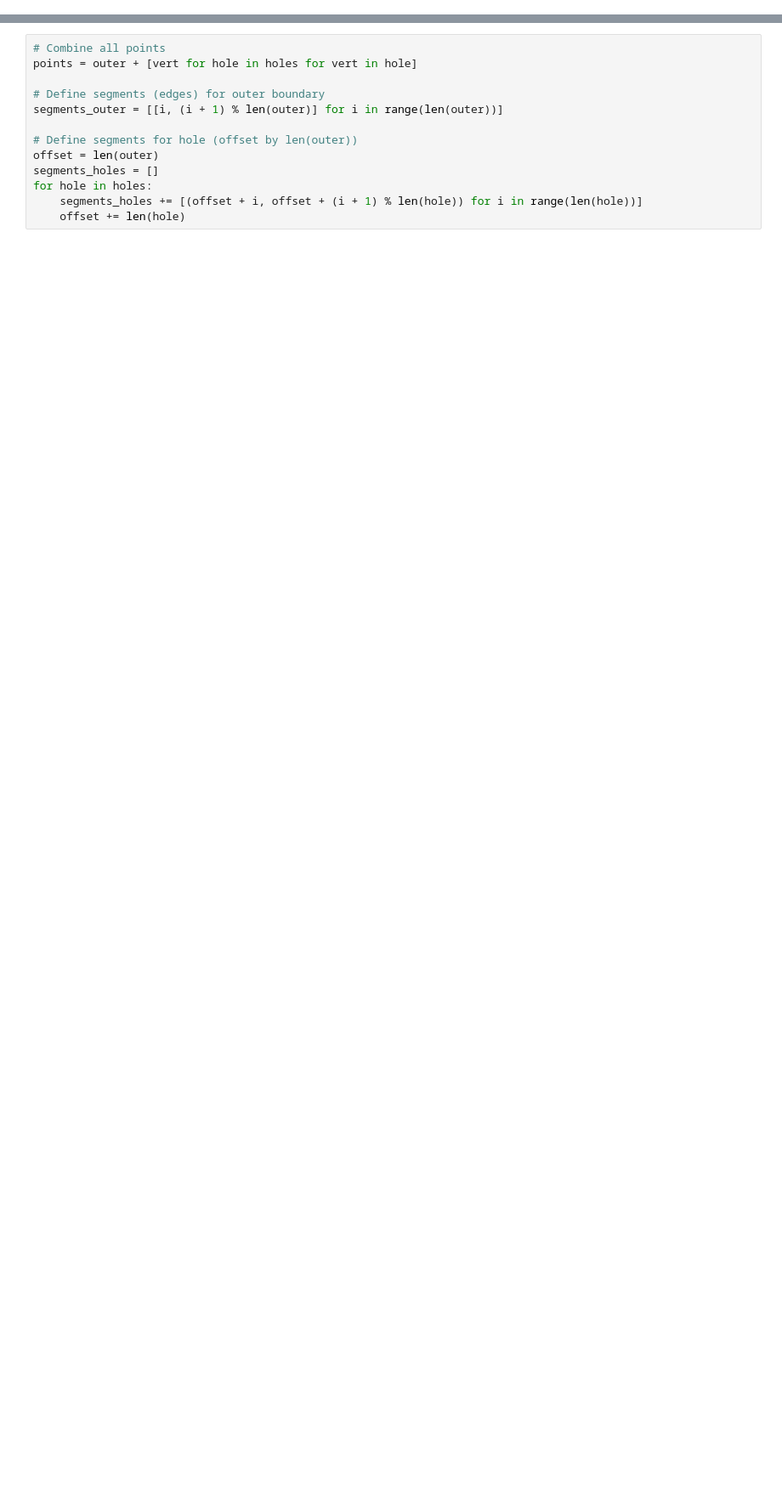
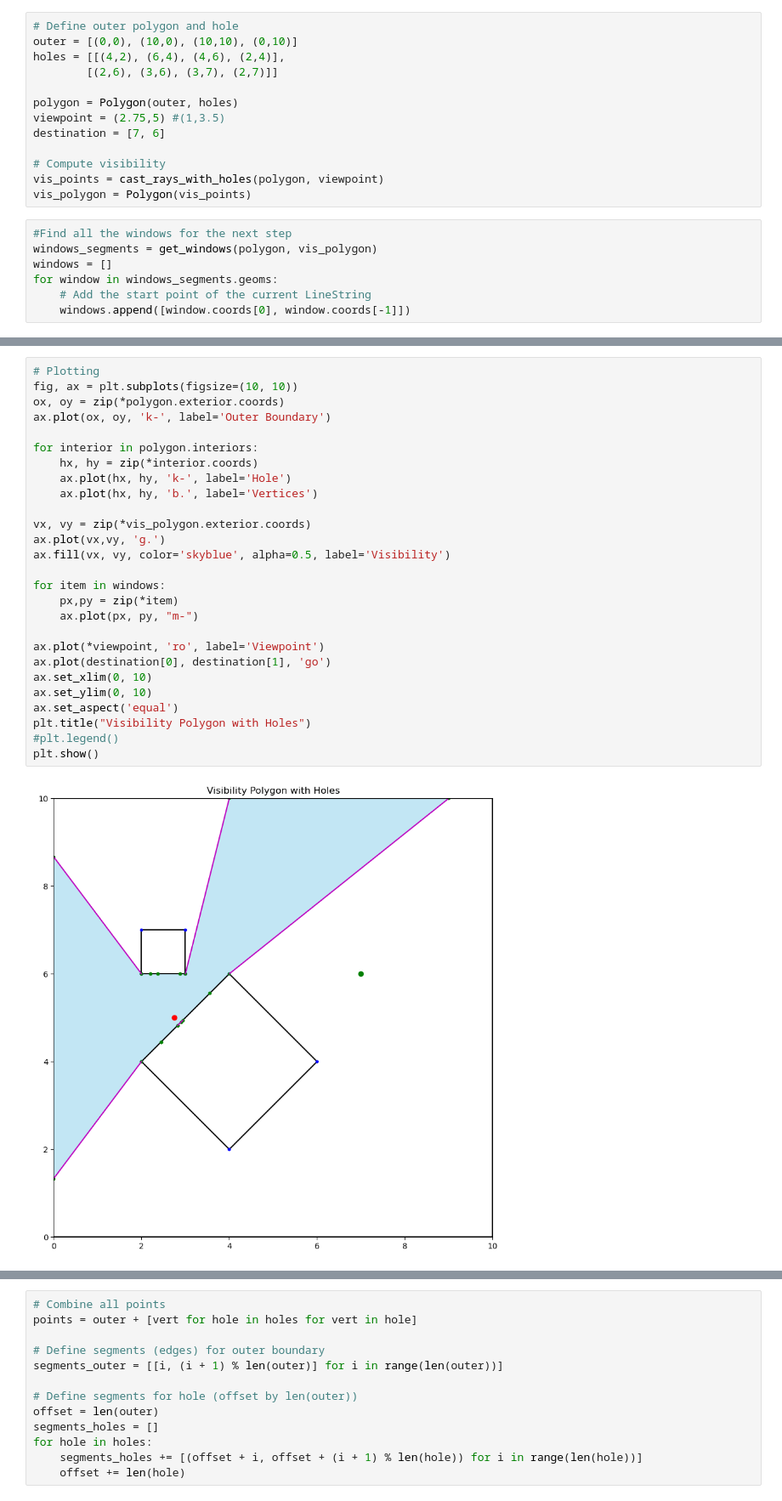
Before and after one commit to AlienHunterD/PathFindingDemo, a Jupyter notebook: MinimumPathFinding.ipynb, the cells around one changed output, grey strips where cells are left out. Shown at 85% size. Drawn from its saved outputs; the diff is of its cells as text; blank space fills up the shorter version.

Commit message:
Updated to working window computations

```diff
--- a/MinimumPathFinding.ipynb
+++ b/MinimumPathFinding.ipynb
@@ -73,0 +104,20 @@ plt.show()
+# %%
+# Define outer polygon and hole
+outer = [(0,0), (10,0), (10,10), (0,10)]
+holes = [[(4,2), (6,4), (4,6), (2,4)],
+        [(2,6), (3,6), (3,7), (2,7)]]
+
+polygon = Polygon(outer, holes)
+viewpoint = (2.75,5) #(1,3.5)
+destination = [7, 6]
+
+# Compute visibility
+vis_points = cast_rays_with_holes(polygon, viewpoint)
+vis_polygon = Polygon(vis_points)
+# %%
+#Find all the windows for the next step
+windows_segments = get_windows(polygon, vis_polygon)
+windows = []
+for window in windows_segments.geoms:
+    # Add the start point of the current LineString
+    windows.append([window.coords[0], window.coords[-1]])
@@ -73,0 +133,29 @@ plt.show()
+# %%
+# Plotting
+fig, ax = plt.subplots(figsize=(10, 10))
+ox, oy = zip(*polygon.exterior.coords)
+ax.plot(ox, oy, 'k-', label='Outer Boundary')
+
+for interior in polygon.interiors:
+    hx, hy = zip(*interior.coords)
+    ax.plot(hx, hy, 'k-', label='Hole')
+    ax.plot(hx, hy, 'b.', label='Vertices')
+
+vx, vy = zip(*vis_polygon.exterior.coords)
+ax.plot(vx,vy, 'g.')
+ax.fill(vx, vy, color='skyblue', alpha=0.5, label='Visibility')
+
+for item in windows:
+    px,py = zip(*item)
+    ax.plot(px, py, "m-")
+
+ax.plot(*viewpoint, 'ro', label='Viewpoint')
+ax.plot(destination[0], destination[1], 'go')
+ax.set_xlim(0, 10)
+ax.set_ylim(0, 10)
+ax.set_aspect('equal')
+plt.title("Visibility Polygon with Holes")
+#plt.legend()
+plt.show()
+# %% [output]
+[figure, added]
```
Also changed, not shown: parts of 20 cells of this notebook, 2 other files.
